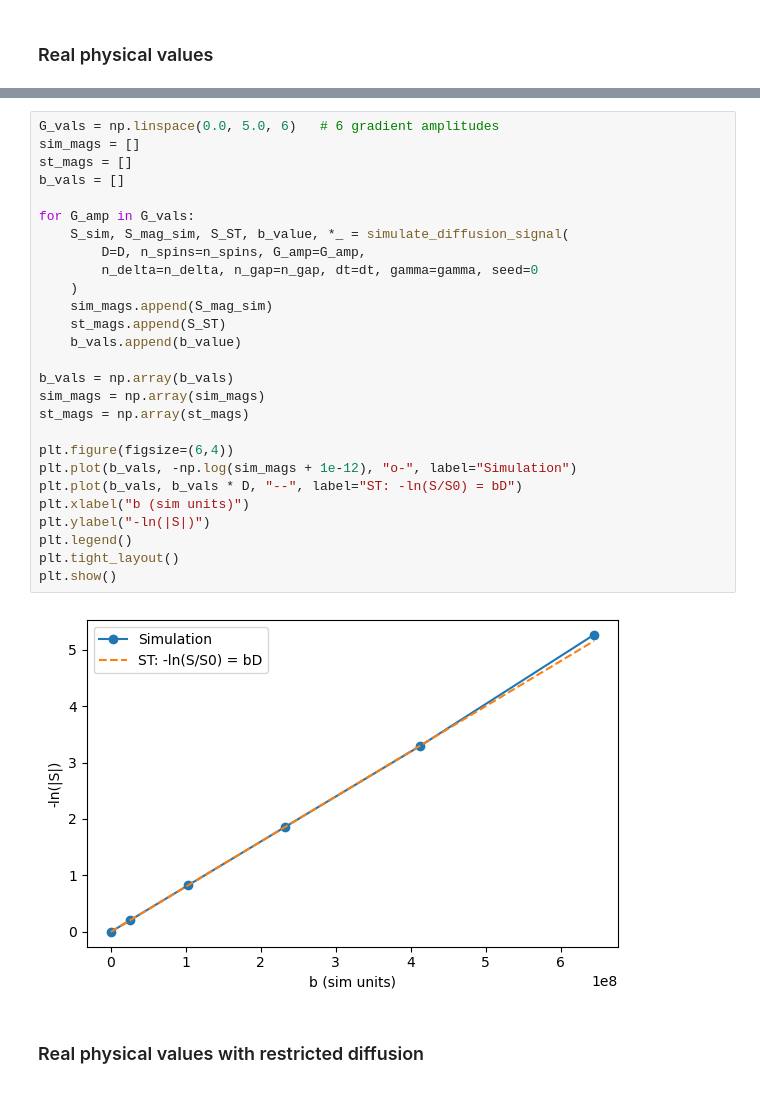
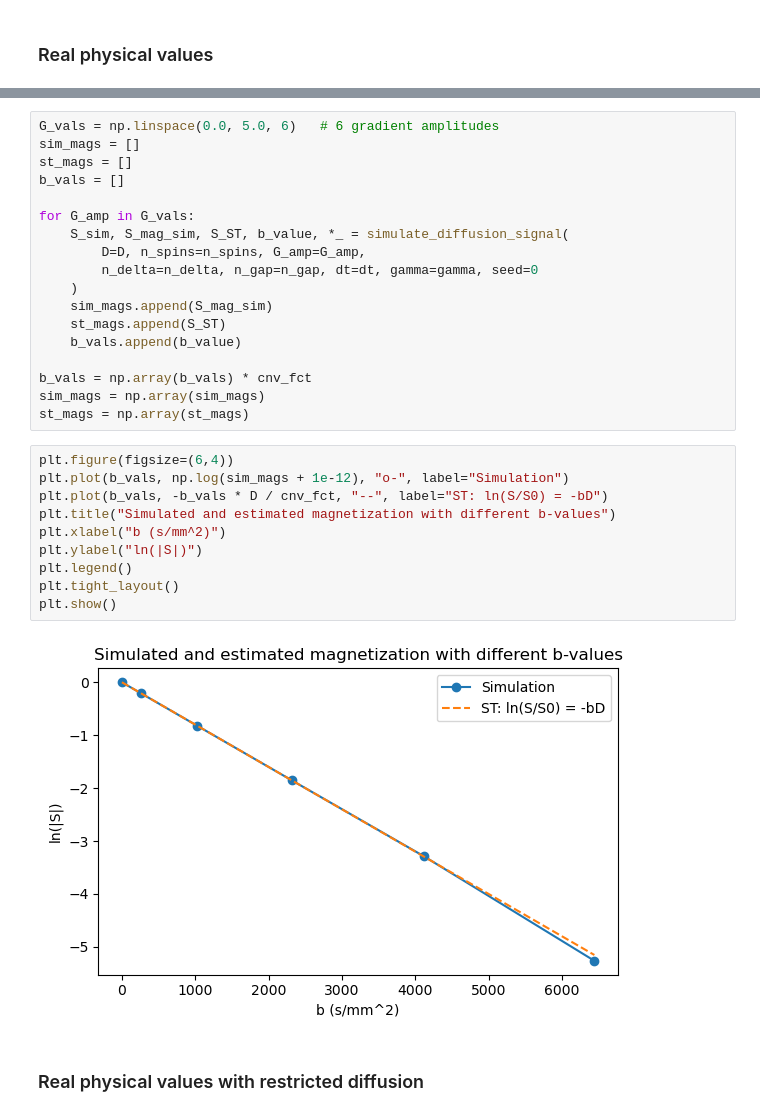
Before and after one commit to TonyYangHan/Grp6_BENG280A_Project_2, a Jupyter notebook: 1D_dMRI.ipynb, the cells around one changed output, grey strips where cells are left out. Saved outputs shown, nothing was run; the diff lists cells and outputs as text.

```diff
--- a/1D_dMRI.ipynb
+++ b/1D_dMRI.ipynb
@@ -252,20 +215,21 @@ for G_amp in G_vals:
     st_mags.append(S_ST)
     b_vals.append(b_value)
 
-b_vals = np.array(b_vals)
+b_vals = np.array(b_vals) * cnv_fct
 sim_mags = np.array(sim_mags)
 st_mags = np.array(st_mags)
-
-plt.figure(figsize=(6,4))
-plt.plot(b_vals, -np.log(sim_mags + 1e-12), "o-", label="Simulation")
-plt.plot(b_vals, b_vals * D, "--", label="ST: -ln(S/S0) = bD")
-plt.xlabel("b (sim units)")
-plt.ylabel("-ln(|S|)")
-plt.legend()
-plt.tight_layout()
-plt.show()
-# %% [output]
-[figure, removed]
+# %%
+plt.figure(figsize=(6,4))
+plt.plot(b_vals, np.log(sim_mags + 1e-12), "o-", label="Simulation")
+plt.plot(b_vals, -b_vals * D / cnv_fct, "--", label="ST: ln(S/S0) = -bD")
+plt.title("Simulated and estimated magnetization with different b-values")
+plt.xlabel("b (s/mm^2)")
+plt.ylabel("ln(|S|)")
+plt.legend()
+plt.tight_layout()
+plt.show()
+# %% [output]
+[figure, added]
 # %% [markdown]
 ### Real physical values with restricted diffusion
 # %%
```
Also changed, not shown: parts of 17 cells of this notebook, 4 other files.
